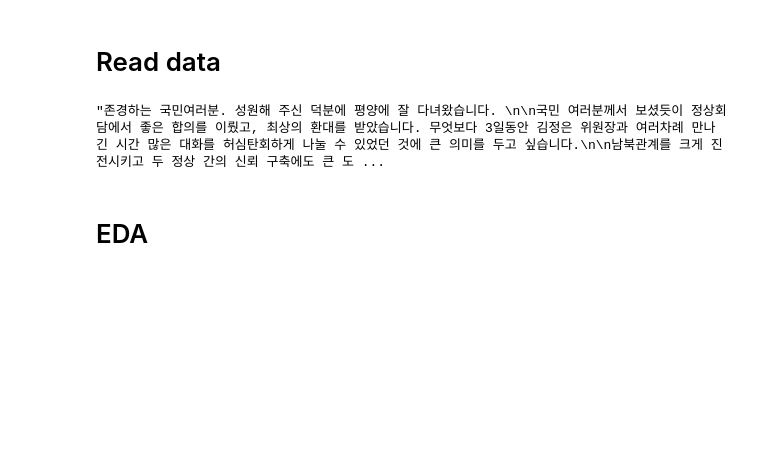
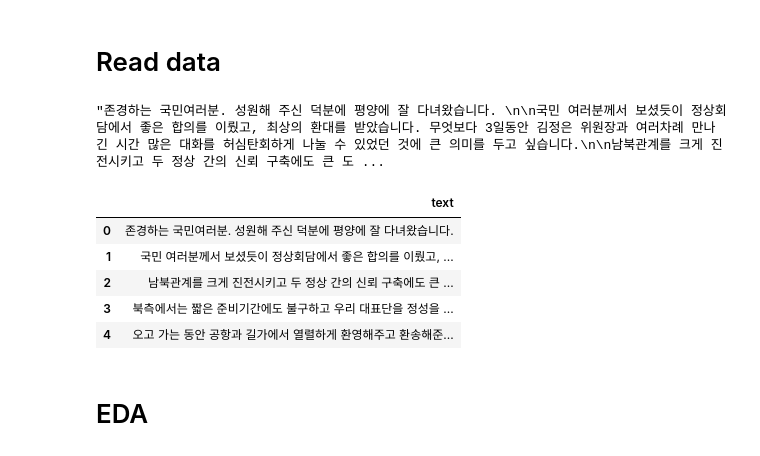
Before and after one commit to bbiyongel/textmining_natural_language_process, a Jupyter notebook: 01.tokenize_konlpy.ipynb, the cells around one changed output. Saved outputs shown, nothing was run; the diff lists cells and outputs as text; code cells hidden in the pictures; blank space fills up the shorter version.

```diff
--- a/01.tokenize_konlpy.ipynb
+++ b/01.tokenize_konlpy.ipynb
@@ -78,5 +84,16 @@ with open('./data/pyongyang_fin.txt', 'r', encoding='utf-8') as f:
 texts[:1000]
 # %% [output]
 "존경하는 국민여러분. 성원해 주신 덕분에 평양에 잘 다녀왔습니다. \n\n국민 여러분께서 보셨듯이 정상회담에서 좋은 합의를 이뤘고, 최상의 환대를 받았습니다. 무엇보다 3일동안 김정은 위원장과 여러차례 만나 긴 시간 많은 대화를 허심탄회하게 나눌 수 있었던 것에 큰 의미를 두고 싶습니다.\n\n남북관계를 크게 진전시키고 두 정상 간의 신뢰 구축에도 큰 도 ...
+# %%
+df = pd.read_csv('./data/pyongyang_fin.txt', encoding='utf-8', sep="\n\n" , names=['text'])
+# %%
+df.head()
+# %% [output]
+|  | text |
+| 0 | 존경하는 국민여러분. 성원해 주신 덕분에 평양에 잘 다녀왔습니다. |
+| 1 | 국민 여러분께서 보셨듯이 정상회담에서 좋은 합의를 이뤘고, ... |
+| 2 | 남북관계를 크게 진전시키고 두 정상 간의 신뢰 구축에도 큰 ... |
+| 3 | 북측에서는 짧은 준비기간에도 불구하고 우리 대표단을 정성을 ... |
+| 4 | 오고 가는 동안 공항과 길가에서 열렬하게 환영해주고 환송해준... |
 # %%
 # excel , csv
```
Also changed, not shown: parts of 22 cells of this notebook, 14 other files.
